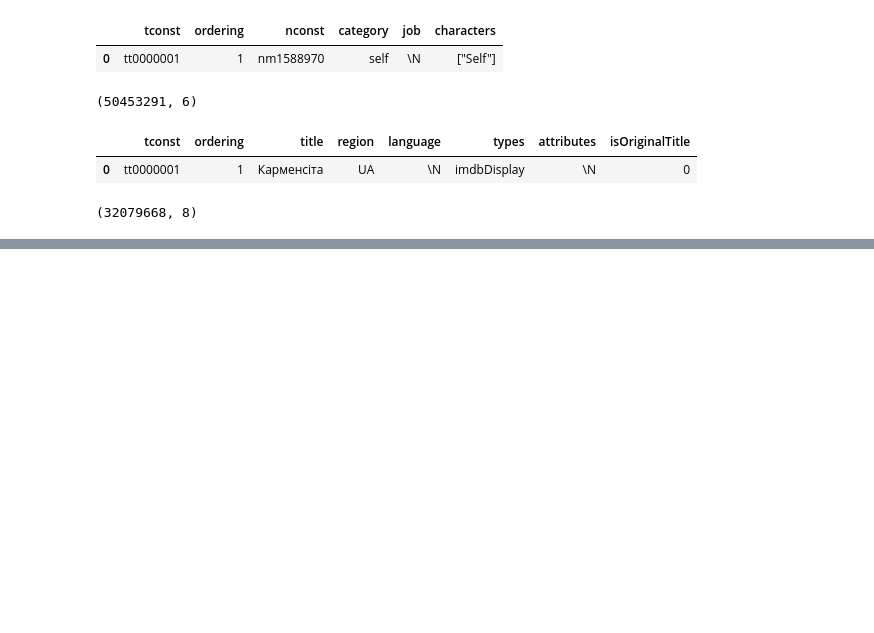
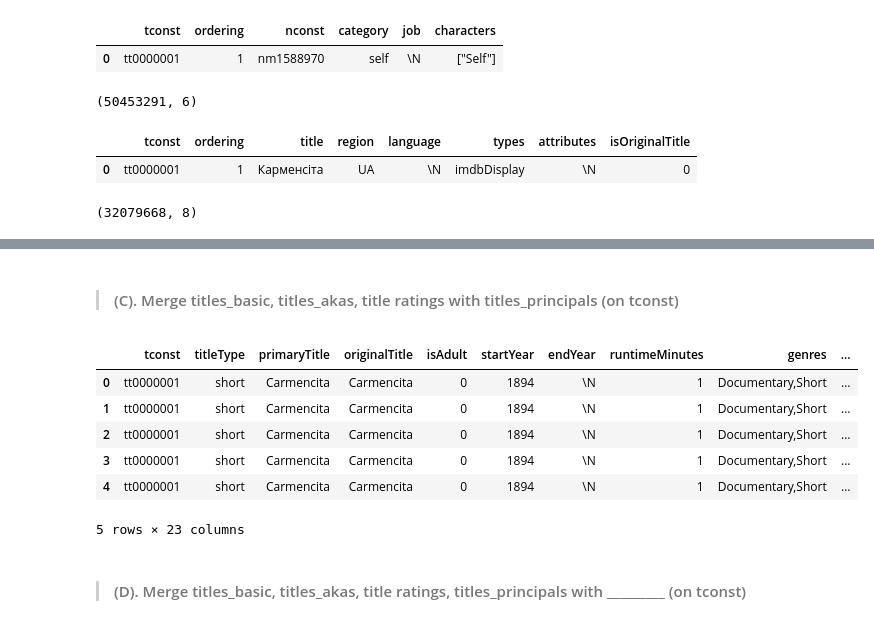
Before and after one commit to Movie-Success-Capstone/Movie-Capstone, a Jupyter notebook: stephen_explore.ipynb, the cells around one changed output, grey strips where cells are left out. Drawn from its saved outputs; the diff is of its cells as text; code cells hidden in the pictures; blank space fills up the shorter version.

```diff
--- a/stephen_explore.ipynb
+++ b/stephen_explore.ipynb
@@ -160 +170,16 @@ akas_titles_basics
+# %% [markdown]
+> #### (C). Merge titles_basic, titles_akas, title ratings with titles_principals (on tconst)
+# %%
+ratings_akas_titles_basics_principals = pd.merge(ratings_akas_titles_basics, titles_principals, on = 'tconst' , sort=False)
+ratings_akas_titles_basics_principals.head()
+# %% [output]
+|  | tconst | titleType | primaryTitle | originalTitle | isAdult | startYear | endYear | runtimeMinutes | genres | ... |
+| 0 | tt0000001 | short | Carmencita | Carmencita | 0 | 1894 | \N | 1 | Documentary,Short | ... |
+| 1 | tt0000001 | short | Carmencita | Carmencita | 0 | 1894 | \N | 1 | Documentary,Short | ... |
+| 2 | tt0000001 | short | Carmencita | Carmencita | 0 | 1894 | \N | 1 | Documentary,Short | ... |
+| 3 | tt0000001 | short | Carmencita | Carmencita | 0 | 1894 | \N | 1 | Documentary,Short | ... |
+| 4 | tt0000001 | short | Carmencita | Carmencita | 0 | 1894 | \N | 1 | Documentary,Short | ... |
+5 rows × 23 columns
+# %% [markdown]
+> #### (D). Merge titles_basic, titles_akas, title ratings, titles_principals with _________ (on tconst)
 # %%
```
Also changed, not shown: parts of 8 cells of this notebook.
